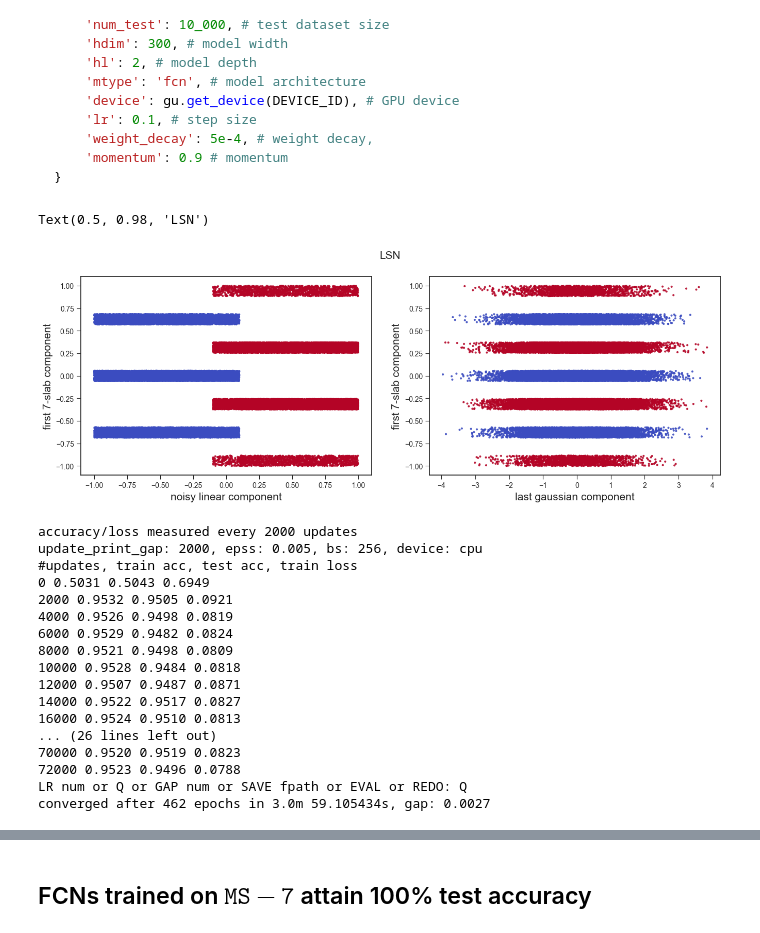
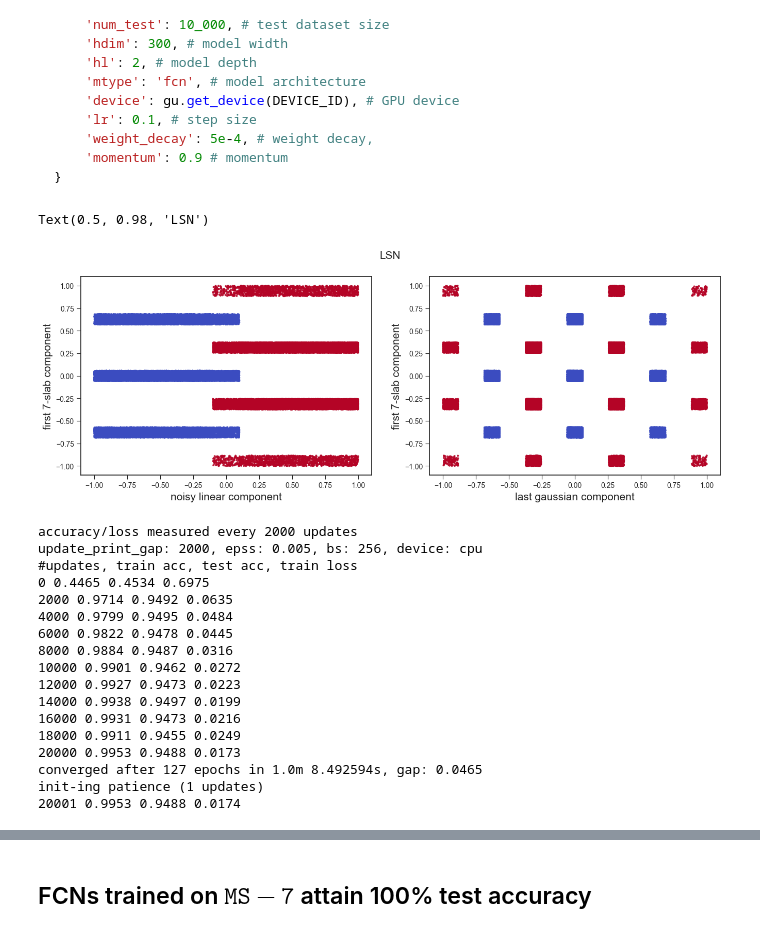
Before and after one commit to simonseo/simplicitybiaspitfalls, a Jupyter notebook: 03_suboptimal_generalization.ipynb, the cells around one changed output, grey strips where cells are left out. Saved outputs shown, nothing was run; the diff lists cells and outputs as text; code cells hidden in the pictures.

```diff
--- a/03_suboptimal_generalization.ipynb
+++ b/03_suboptimal_generalization.ipynb
@@ -70,7 +70,7 @@ You can try changing the SGD hyperparmaters and re-running this notebook
 
 c = config =  {
     'num_train': 40_000, # training dataset size
-    'dim': 9, # input dimension, originally 50
+    'dim': 50, # input dimension, originally 50
     'lin_margin': 0.1, # linear margin
     'slab_margin': 0.1, # slab margin,
     'same_margin': True, # keep same margin
@@ -78,9 +78,9 @@ c = config =  {
     'width': 1, # data width
     'num_lin': 1, # number of linear components
     'num_slabs': 0, #. number of 5slabs
-    'num_slabs7': 1, # number of 7slabs, originally 49
+    'num_slabs7': 49, # number of 7slabs, originally 49
     'num_slabs3': 0, # number of 3slabs
-    'num_gauss' : 7, # number of gaussian noise coordinates
+    'num_gauss' : 0, # number of gaussian noise coordinates
     'bs': 256, # batch size
     'corrupt_lin': 0.1, # p_noise (10% default)
     'corrupt_lin_margin': True, # noise model
@@ -91,34 +91,34 @@ c = config =  {
     'mtype': 'fcn', # model architecture
     'device': gu.get_device(DEVICE_ID), # GPU device
     'lr': 0.1, # step size
     'weight_decay': 5e-4, # weight decay,
     'momentum': 0.9 # momentum
 }
 
 data = get_data(**c)
 
 # visualize noisy LMS
 fig, (ax, ax_) = plt.subplots(1,2,figsize=(16, 5))
 W = data['W']
 X, Y = data['X'], data['Y']
 X = X.numpy().dot(W.T)
 ax.scatter(X[:,0], X[:,1], c=Y, cmap='coolwarm', s=4, alpha=0.8) # first coord is linear, second is slab
 ax.set_xlabel('noisy linear component', fontsize=15)
 ax.set_ylabel('first 7-slab component', fontsize=15)
 
 # ax_.scatter(X[:,2], X[:,1], c=Y, cmap='coolwarm', s=4, alpha=0.8) # first coord is linear, second is slab
 # ax_.set_xlabel('second 7-slab component', fontsize=15)
 # ax_.set_ylabel('first 7-slab component', fontsize=15)
 # fig.suptitle('Noisy LMS', fontsize=15)
 
 
 ax_.scatter(X[:,-1], X[:,1], c=Y, cmap='coolwarm', s=4, alpha=0.8) # first coord is linear, second is slab
 ax_.set_xlabel('last gaussian component', fontsize=15)
 ax_.set_ylabel('first 7-slab component', fontsize=15)
 fig.suptitle('LSN', fontsize=15)
 # %% [output]
 Text(0.5, 0.98, 'LSN')
-[figure, old version]
+[figure, new version]
 # %%
 # training FCN on noisy LMS data
 model = synth_models.get_fcn(idim=c['dim'], hdim=c['hdim'], odim=2, hl=c['hl']).to(c['device'])
@@ -134,20 +134,20 @@ stats = utils.fit_model(model, F.cross_entropy, opt, data['tr_dl'],
 accuracy/loss measured every 2000 updates
 update_print_gap: 2000, epss: 0.005, bs: 256, device: cpu
 #updates, train acc, test acc, train loss
-0 0.5031 0.5043 0.6949
-2000 0.9532 0.9505 0.0921
-4000 0.9526 0.9498 0.0819
-6000 0.9529 0.9482 0.0824
-8000 0.9521 0.9498 0.0809
-10000 0.9528 0.9484 0.0818
-12000 0.9507 0.9487 0.0871
-14000 0.9522 0.9517 0.0827
-16000 0.9524 0.9510 0.0813
-... (26 lines left out)
-70000 0.9520 0.9519 0.0823
-72000 0.9523 0.9496 0.0788
-LR num or Q or GAP num or SAVE fpath or EVAL or REDO: Q
-converged after 462 epochs in 3.0m 59.105434s, gap: 0.0027
+0 0.4465 0.4534 0.6975
+2000 0.9714 0.9492 0.0635
+4000 0.9799 0.9495 0.0484
+6000 0.9822 0.9478 0.0445
+8000 0.9884 0.9487 0.0316
+10000 0.9901 0.9462 0.0272
+12000 0.9927 0.9473 0.0223
+14000 0.9938 0.9497 0.0199
+16000 0.9931 0.9473 0.0216
+18000 0.9911 0.9455 0.0249
+20000 0.9953 0.9488 0.0173
+converged after 127 epochs in 1.0m 8.492594s, gap: 0.0465
+init-ing patience (1 updates)
+20001 0.9953 0.9488 0.0174
 # %%
 """
 Two-dimensional projection of the model's decision boundary
```
Also changed, not shown: parts of 3 cells of this notebook.
